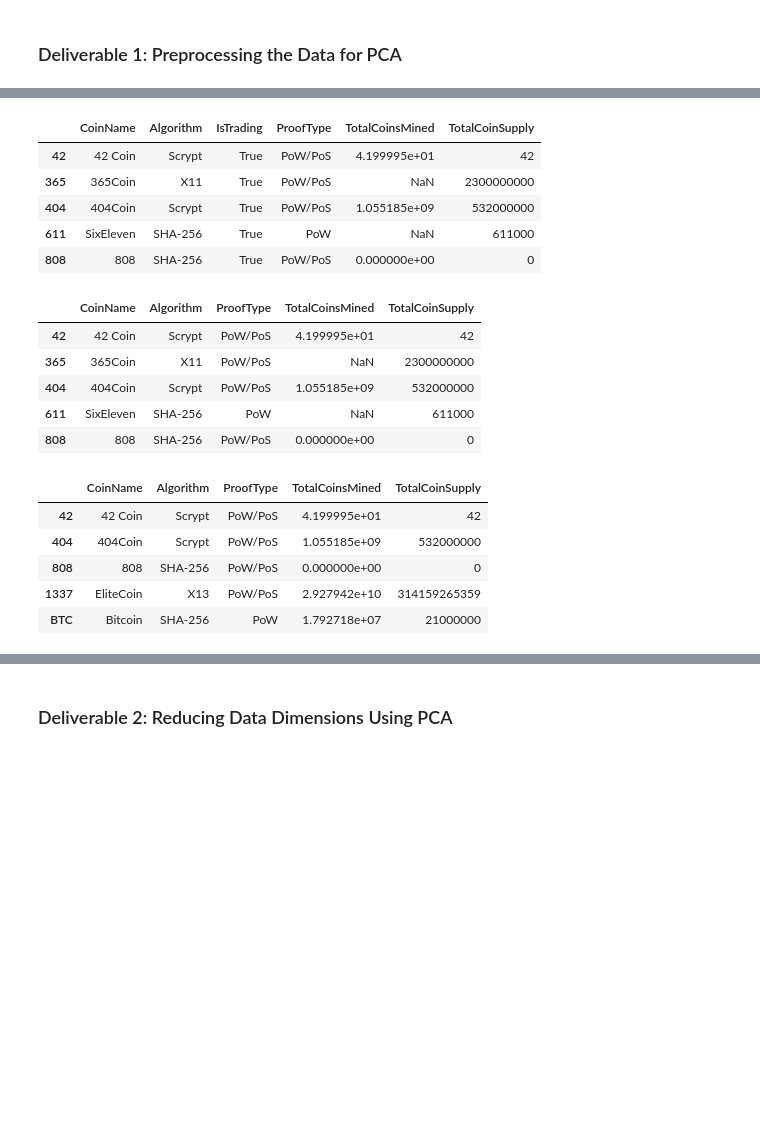
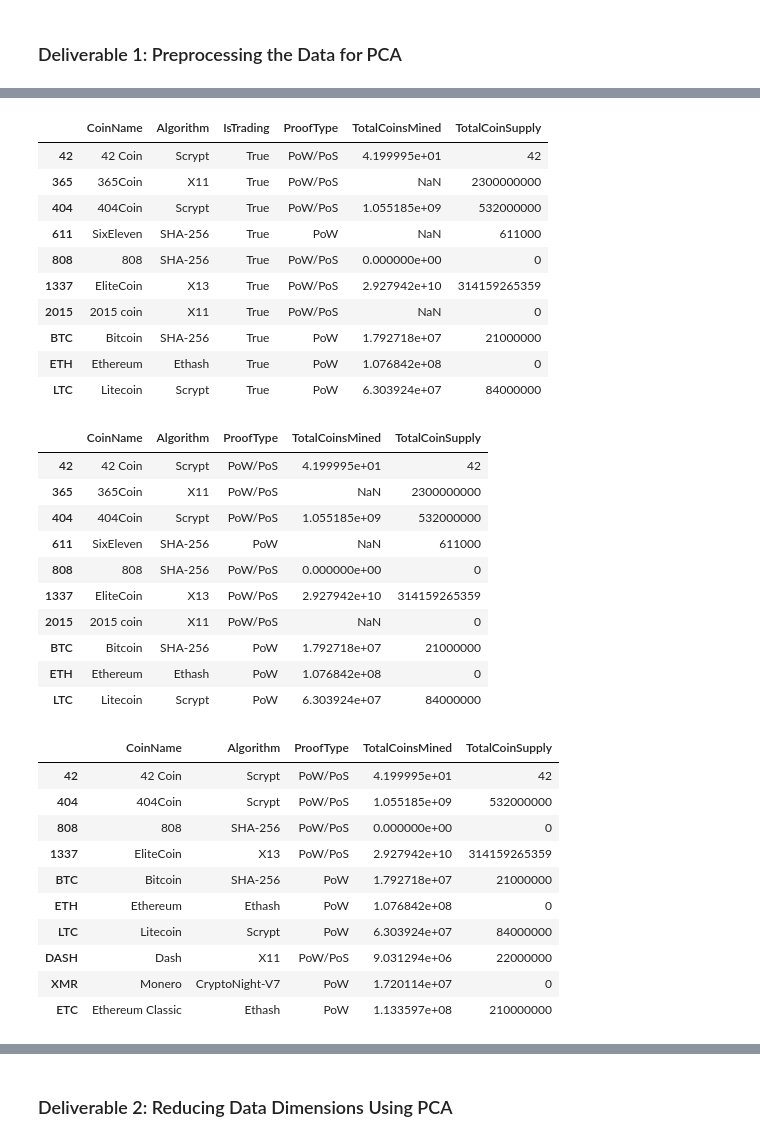
Before and after one commit to salvamike/Cryptocurrencies, a Jupyter notebook: crypto_clustering.ipynb, the cells around one changed output, grey strips where cells are left out. Saved outputs shown, nothing was run; the diff lists cells and outputs as text; code cells hidden in the pictures; blank space fills up the shorter version.

```diff
--- a/crypto_clustering.ipynb
+++ b/crypto_clustering.ipynb
@@ -13,8 +15,7 @@ from sklearn.cluster import KMeans
 ### Deliverable 1: Preprocessing the Data for PCA
 # %%
 # Load the crypto_data.csv dataset.
-file_path = "crypto_data.csv"
-crypto_df= pd.read_csv(file_path, encoding='ISO-8859-1')
-crypto_df.head()
+crypto_df = pd.read_csv("crypto_data.csv")
+crypto_df.sample(10)
 # %% [output]
 |  | Unnamed: 0 | CoinName | Algorithm | IsTrading | ProofType | TotalCoinsMined | TotalCoinSupply |
@@ -26,9 +32,9 @@ crypto_df.head()
 # %%
 # Keep all the cryptocurrencies that are being traded.
-crypto_trading_df = crypto_df[crypto_df['IsTrading'] == True]
-crypto_trading_df.set_index('Unnamed: 0', inplace=True)
-crypto_trading_df.index.name = None
-crypto_trading_df.head()
+traded_df = crypto_df.loc[crypto_df["IsTrading"] == True]
+traded_df.set_index('Unnamed: 0', inplace=True)
+traded_df.index.name = None
+traded_df.head(10)
 # %% [output]
 |  | CoinName | Algorithm | IsTrading | ProofType | TotalCoinsMined | TotalCoinSupply |
 | 42 | 42 Coin | Scrypt | True | PoW/PoS | 4.199995e+01 | 42 |
@@ -39,18 +50,23 @@ crypto_trading_df.head()
 # %%
 # Keep all the cryptocurrencies that have a working algorithm.
-crypto_trading_working_df = crypto_trading_df[crypto_trading_df['Algorithm'].notnull()]
-crypto_trading_working_df.head()
+algorithm_df = traded_df[traded_df["Algorithm"].notnull()]
+algorithm_df.head(10)
 # %% [output]
 |  | CoinName | Algorithm | IsTrading | ProofType | TotalCoinsMined | TotalCoinSupply |
 | 42 | 42 Coin | Scrypt | True | PoW/PoS | 4.199995e+01 | 42 |
 | 365 | 365Coin | X11 | True | PoW/PoS | NaN | 2300000000 |
 | 404 | 404Coin | Scrypt | True | PoW/PoS | 1.055185e+09 | 532000000 |
 | 611 | SixEleven | SHA-256 | True | PoW | NaN | 611000 |
 | 808 | 808 | SHA-256 | True | PoW/PoS | 0.000000e+00 | 0 |
+| 1337 | EliteCoin | X13 | True | PoW/PoS | 2.927942e+10 | 314159265359 |
+| 2015 | 2015 coin | X11 | True | PoW/PoS | NaN | 0 |
+| BTC | Bitcoin | SHA-256 | True | PoW | 1.792718e+07 | 21000000 |
+| ETH | Ethereum | Ethash | True | PoW | 1.076842e+08 | 0 |
+| LTC | Litecoin | Scrypt | True | PoW | 6.303924e+07 | 84000000 |
 # %%
 # Remove the "IsTrading" column.
-crypto_trading_working_df.drop(columns="IsTrading", inplace=True)
-crypto_trading_working_df.head()
+removed_df = algorithm_df.drop(["IsTrading"], axis=1)
+removed_df.head(10)
 # %% [output]
 |  | CoinName | Algorithm | ProofType | TotalCoinsMined | TotalCoinSupply |
 | 42 | 42 Coin | Scrypt | PoW/PoS | 4.199995e+01 | 42 |
@@ -58,10 +74,15 @@ crypto_trading_working_df.head()
 | 404 | 404Coin | Scrypt | PoW/PoS | 1.055185e+09 | 532000000 |
 | 611 | SixEleven | SHA-256 | PoW | NaN | 611000 |
 | 808 | 808 | SHA-256 | PoW/PoS | 0.000000e+00 | 0 |
+| 1337 | EliteCoin | X13 | PoW/PoS | 2.927942e+10 | 314159265359 |
+| 2015 | 2015 coin | X11 | PoW/PoS | NaN | 0 |
+| BTC | Bitcoin | SHA-256 | PoW | 1.792718e+07 | 21000000 |
+| ETH | Ethereum | Ethash | PoW | 1.076842e+08 | 0 |
+| LTC | Litecoin | Scrypt | PoW | 6.303924e+07 | 84000000 |
 # %%
 # Remove rows that have at least 1 null value.
-crypto_cleaned_df = crypto_trading_working_df.dropna()
-crypto_cleaned_df.head()
+null_rows_df = removed_df.dropna()
+null_rows_df.head(10)
 # %% [output]
 |  | CoinName | Algorithm | ProofType | TotalCoinsMined | TotalCoinSupply |
 | 42 | 42 Coin | Scrypt | PoW/PoS | 4.199995e+01 | 42 |
@@ -69,5 +90,10 @@ crypto_cleaned_df.head()
 | 808 | 808 | SHA-256 | PoW/PoS | 0.000000e+00 | 0 |
 | 1337 | EliteCoin | X13 | PoW/PoS | 2.927942e+10 | 314159265359 |
 | BTC | Bitcoin | SHA-256 | PoW | 1.792718e+07 | 21000000 |
+| ETH | Ethereum | Ethash | PoW | 1.076842e+08 | 0 |
+| LTC | Litecoin | Scrypt | PoW | 6.303924e+07 | 84000000 |
+| DASH | Dash | X11 | PoW/PoS | 9.031294e+06 | 22000000 |
+| XMR | Monero | CryptoNight-V7 | PoW | 1.720114e+07 | 0 |
+| ETC | Ethereum Classic | Ethash | PoW | 1.133597e+08 | 210000000 |
 # %%
 # Keep the rows where coins are mined.
```
Also changed, not shown: parts of 21 cells of this notebook.
